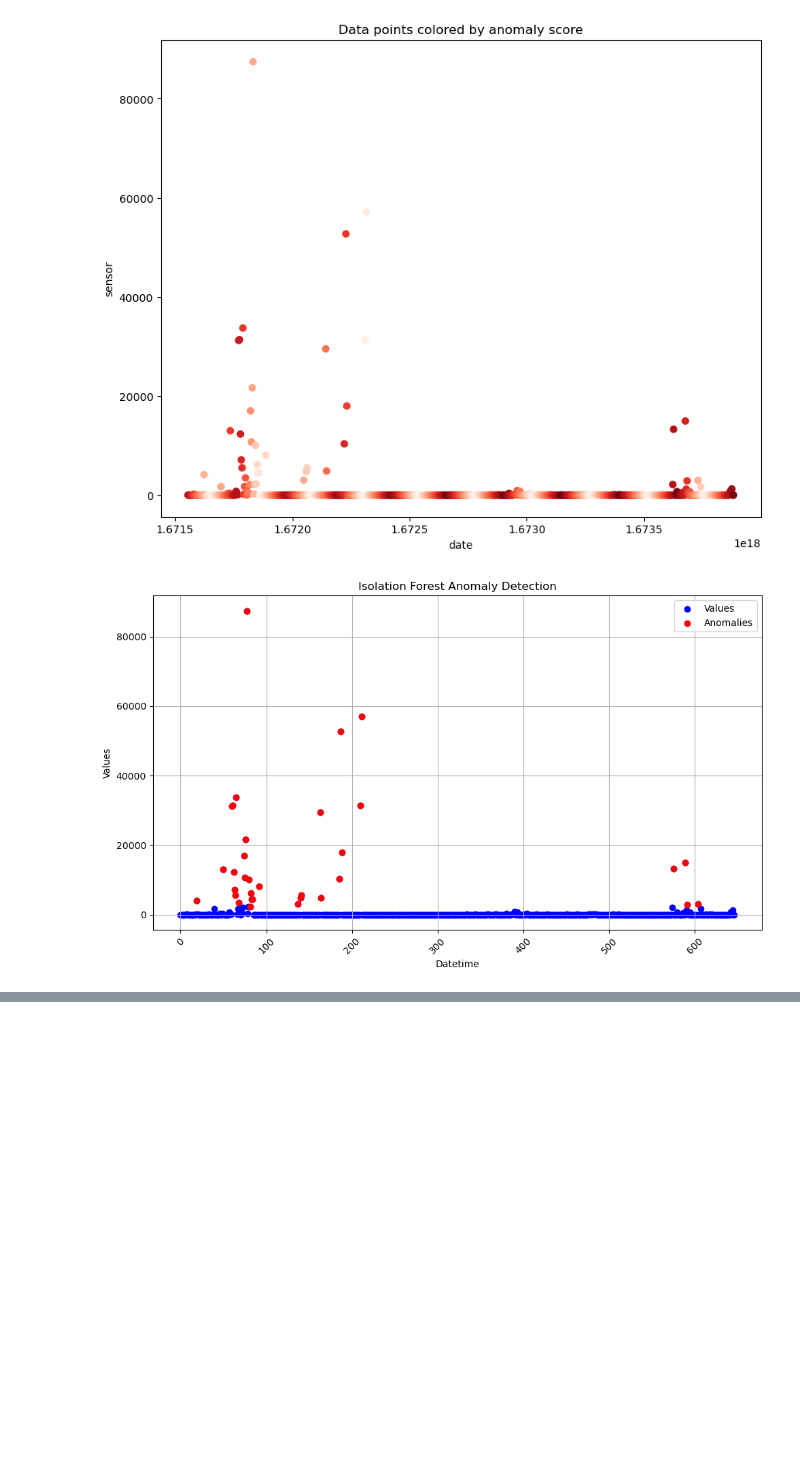
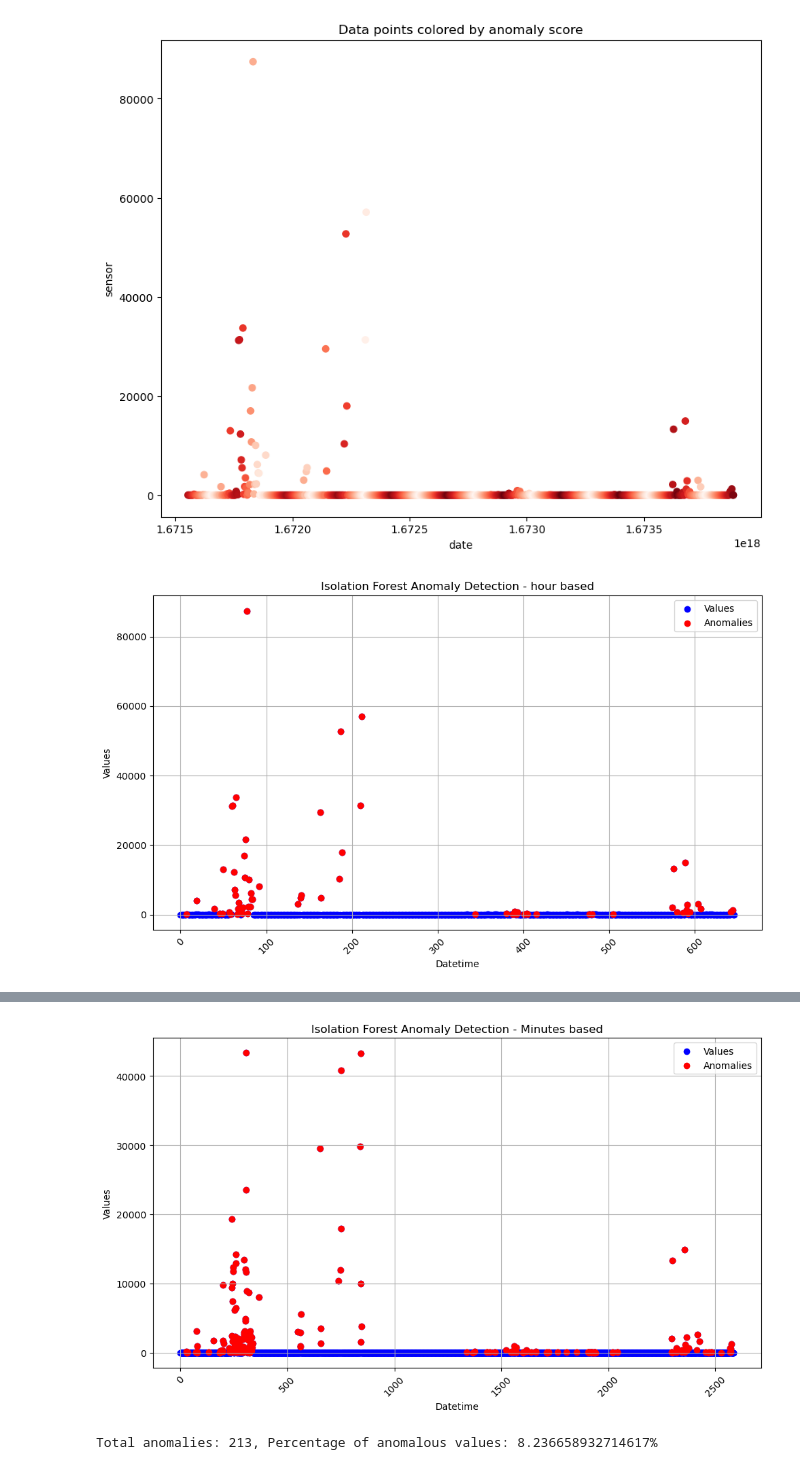
Before and after one commit to AsifTanvir/SEAD-analysis, a Jupyter notebook: Sam_data_analysis.ipynb, the cells around one changed output, grey strips where cells are left out. Saved outputs shown, nothing was run; the diff lists cells and outputs as text; code cells hidden in the pictures; blank space fills up the shorter version.

Commit message:
Added 15 minutes based data partition. Made contamination level of IF to auto.

```diff
--- a/Sam_data_analysis.ipynb
+++ b/Sam_data_analysis.ipynb
@@ -52,9 +52,11 @@ print(df.head())
 df['date'] = pd.to_datetime(df['Timestamp']) #convert the Timestamp to datetime
 df = df.set_index('date') #make the date column as index
 df_hourly = df.Value.resample('h').sum() #resample on hourly basis and get summary of sensor values on that hour.
+df_minute = df.Value.resample('15min').sum()
 # df_hourly.columns = ['date', 'values']
 df_hourly = df_hourly.reset_index()
+df_minute = df_minute.reset_index()
 
 # new_df = pd.DataFrame(df_hourly, columns=['datetime', 'values'])
-print(df_hourly.columns)
+print(df_hourly.columns, df_minute.shape)
 # %% [output]
@@ -161,34 +182,80 @@ from sklearn.ensemble import IsolationForest
 df_hourly['date'] = pd.to_datetime(df_hourly['date'])
 
 # Prepare data for IsolationForest
 values = df_hourly[['Value']]  # Selecting the 'values' column as input for the model
 
 # Initialize and fit the IsolationForest model
-model = IsolationForest(contamination=0.05, random_state=42)
+model = IsolationForest( random_state=42)
 df_hourly['anomaly'] = model.fit_predict(values)
 
 # Isolation Forest outputs:
 # -1 for anomalies
 #  1 for normal data points
 
 # Filter the anomalies
 anomalies = df_hourly[df_hourly['anomaly'] == -1]
 # print(df)
 
 # Plot the results
 plt.figure(figsize=(10, 6))
 plt.scatter(df_hourly.index, df_hourly['Value'], label='Values', color='blue')
 plt.scatter(anomalies.index, anomalies['Value'], color='red', label='Anomalies', marker='o')
-plt.title('Isolation Forest Anomaly Detection')
+plt.title('Isolation Forest Anomaly Detection - hour based')
 plt.xlabel('Datetime')
 plt.ylabel('Values')
 plt.legend()
 plt.xticks(rotation=45)
 plt.grid(True)
 plt.tight_layout()
 plt.show()
 
 # Print the anomalies detected
-print(anomalies)
+# print(anomalies)
+# Calculate the percentage of values equal to -1
+count_anomaly_h = (df_hourly['anomaly'] == -1).sum()
+
+# Calculate the percentage of values equal to -1
+percentage_h = (count_anomaly_h / len(df_hourly)) * 100
+print(f"Total anomalies: {count_anomaly_h}, Percentage of anomalous values: {percentage_h}%")
+
+# anomalies by minutes
+df_minute['date'] = pd.to_datetime(df_minute['date'])
+
+# Prepare data for IsolationForest
+values_m = df_minute[['Value']]  # Selecting the 'values' column as input for the model
+
+# Initialize and fit the IsolationForest model
+model = IsolationForest( random_state=42)
+df_minute['anomaly'] = model.fit_predict(values_m)
+
+# Isolation Forest outputs:
+# -1 for anomalies
+#  1 for normal data points
+
+# Filter the anomalies
+anomalies_m = df_minute[df_minute['anomaly'] == -1]
+# print(df)
+
+# Plot the results
+plt.figure(figsize=(10, 6))
+plt.scatter(df_minute.index, df_minute['Value'], label='Values', color='blue')
+plt.scatter(anomalies_m.index, anomalies_m['Value'], color='red', label='Anomalies', marker='o')
+plt.title('Isolation Forest Anomaly Detection - Minutes based')
+plt.xlabel('Datetime')
+plt.ylabel('Values')
+plt.legend()
+plt.xticks(rotation=45)
+plt.grid(True)
+plt.tight_layout()
+plt.show()
+
+# Print the anomalies detected
+# print(anomalies_m)
+# Calculate the percentage of values equal to -1
+count_anomaly_m = (df_minute['anomaly'] == -1).sum()
+
+# Calculate the percentage of values equal to -1
+percentage_m = (count_anomaly_m / len(df_minute)) * 100
+print(f"Total anomalies: {count_anomaly_m}, Percentage of anomalous values: {percentage_m}%")
 # %% [output]
-[figure, old version]
+[figure, new version]
@@ -211,0 +263,2 @@ print(anomalies)
+[figure, added]
+Total anomalies: 213, Percentage of anomalous values: 8.236658932714617%
```
Also changed, not shown: parts of 3 cells of this notebook.
